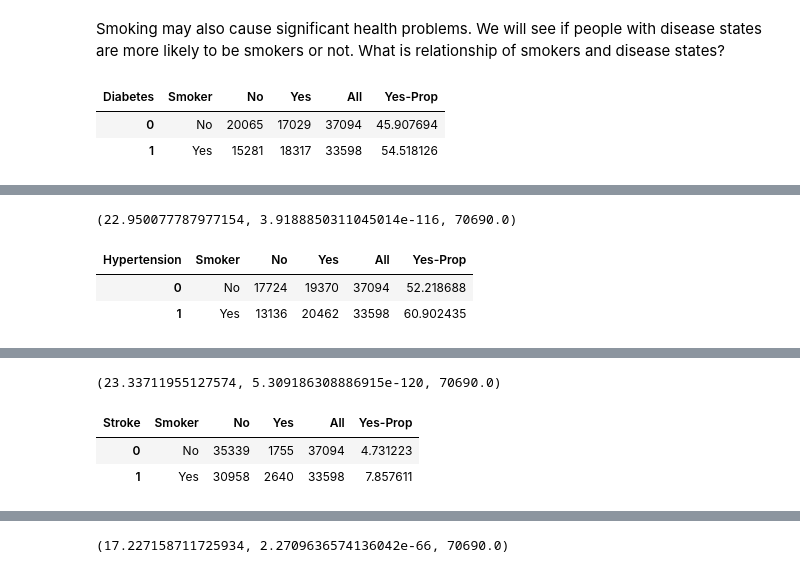
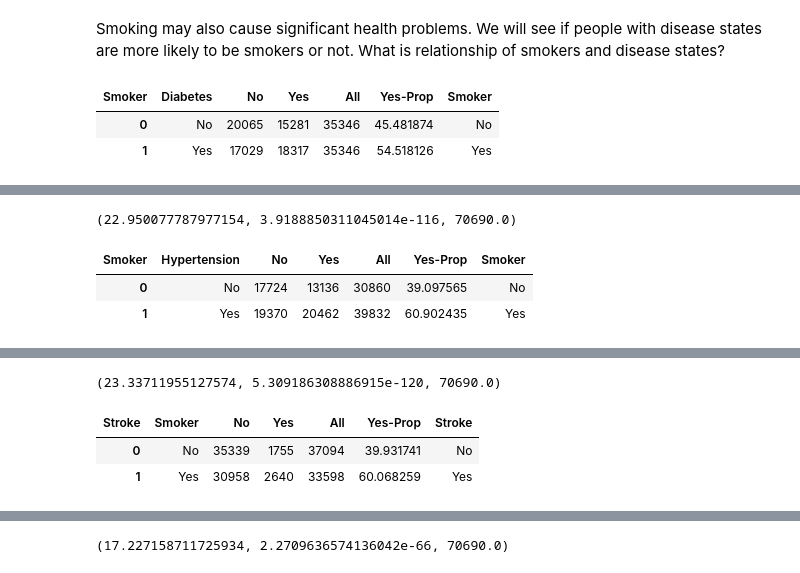
Before and after one commit to mz123analysis/Health-Analysis, a Jupyter notebook: Analysis/Analysis of our Heath Data.ipynb, the cells around one changed output, grey strips where cells are left out. Cells and saved outputs as stored; diff of their text form; code cells hidden in the pictures.

```diff
--- a/Analysis/Analysis of our Heath Data.ipynb
+++ b/Analysis/Analysis of our Heath Data.ipynb
@@ -412,13 +415,15 @@ da['Hypertension'] = da['Hypertension'].replace([0, 1], ['No', 'Yes'])
 da['Stroke'] = da['Stroke'].replace([0, 1], ['No', 'Yes'])
 # %%
 da['Smoker'] = da['Smoker'].replace([0,1], ['No','Yes'])
-crosstabs = pd.crosstab(index=da['Smoker'], columns = da['Diabetes'], margins=True)
-crosstabs['Yes-Prop'] = crosstabs['Yes'] / crosstabs['All'] * 100
+crosstabs = pd.crosstab(index=da['Diabetes'], columns = da['Smoker'], margins=True)
+total = crosstabs['Yes']
+crosstabs['Yes-Prop'] = crosstabs['Yes'] / total['All'] * 100
 crosstabs = crosstabs.drop('All')
 crosstabs.reset_index(inplace=True)
+crosstabs['Smoker'] = crosstabs['Diabetes']
 crosstabs
 # %% [output]
-| Diabetes | Smoker | No | Yes | All | Yes-Prop |
-| 0 | No | 20065 | 17029 | 37094 | 45.907694 |
-| 1 | Yes | 15281 | 18317 | 33598 | 54.518126 |
+| Smoker | Diabetes | No | Yes | All | Yes-Prop | Smoker |
+| 0 | No | 20065 | 15281 | 35346 | 45.481874 | No |
+| 1 | Yes | 17029 | 18317 | 35346 | 54.518126 | Yes |
 # %%
@@ -437,15 +442,17 @@ sm.stats.ttest_ind(SDY, SDN)
 # %% [output]
 (22.950077787977154, 3.9188850311045014e-116, 70690.0)
 # %%
-crosstabs = pd.crosstab(index=da['Smoker'], columns = da['Hypertension'], margins=True)
-crosstabs['Yes-Prop'] = crosstabs['Yes'] / crosstabs['All'] * 100
+crosstabs = pd.crosstab(index=da['Hypertension'], columns = da['Smoker'], margins=True)
+total = crosstabs['Yes']['All']
+crosstabs['Yes-Prop'] = crosstabs['Yes'] / total * 100
 crosstabs = crosstabs.drop('All')
 crosstabs.reset_index(inplace=True)
+crosstabs['Smoker'] = crosstabs['Hypertension']
 crosstabs
 # %% [output]
-| Hypertension | Smoker | No | Yes | All | Yes-Prop |
-| 0 | No | 17724 | 19370 | 37094 | 52.218688 |
-| 1 | Yes | 13136 | 20462 | 33598 | 60.902435 |
+| Smoker | Hypertension | No | Yes | All | Yes-Prop | Smoker |
+| 0 | No | 17724 | 13136 | 30860 | 39.097565 | No |
+| 1 | Yes | 19370 | 20462 | 39832 | 60.902435 | Yes |
 # %%
 SHprop = sns.barplot(x='Smoker', y= 'Yes-Prop', data=crosstabs)
 SHprop.bar_label(SHprop.containers[0], fmt='%.2f%%')
@@ -463,14 +470,16 @@ sm.stats.ttest_ind(SHY, SHN)
 (23.33711955127574, 5.309186308886915e-120, 70690.0)
 # %%
 crosstabs = pd.crosstab(index=da['Smoker'], columns = da['Stroke'], margins=True)
-crosstabs['Yes-Prop'] = crosstabs['Yes'] / crosstabs['All'] * 100
+total = crosstabs['Yes']['All']
+crosstabs['Yes-Prop'] = crosstabs['Yes'] / total * 100
 crosstabs = crosstabs.drop('All')
 crosstabs.reset_index(inplace=True)
+crosstabs['Stroke'] = crosstabs['Smoker']
 crosstabs
 # %% [output]
-| Stroke | Smoker | No | Yes | All | Yes-Prop |
-| 0 | No | 35339 | 1755 | 37094 | 4.731223 |
-| 1 | Yes | 30958 | 2640 | 33598 | 7.857611 |
+| Stroke | Smoker | No | Yes | All | Yes-Prop | Stroke |
+| 0 | No | 35339 | 1755 | 37094 | 39.931741 | No |
+| 1 | Yes | 30958 | 2640 | 33598 | 60.068259 | Yes |
 # %%
 SSprop = sns.barplot(x='Smoker', y= 'Yes-Prop', data=crosstabs)
 SSprop.bar_label(SSprop.containers[0], fmt='%.2f%%')
```
Also changed, not shown: parts of 14 cells of this notebook, 16 other files.
